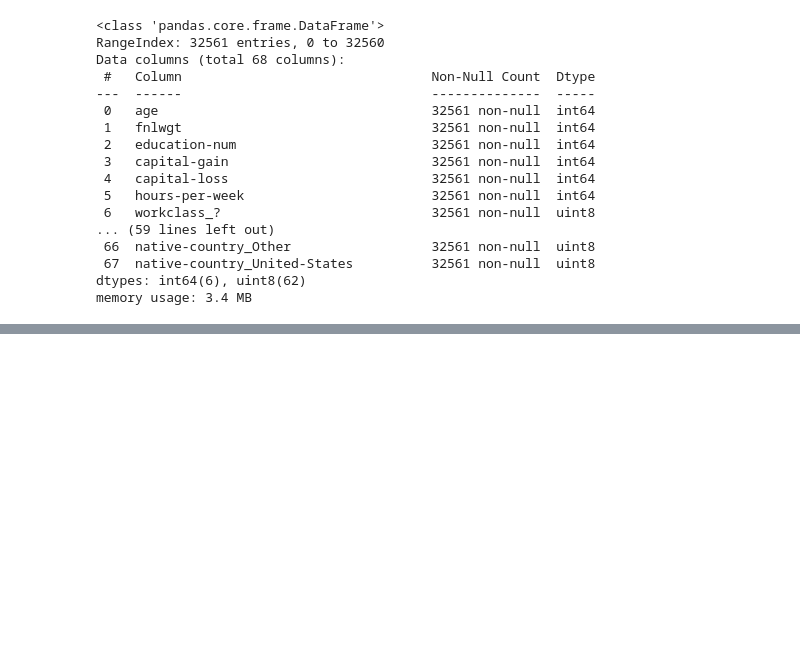
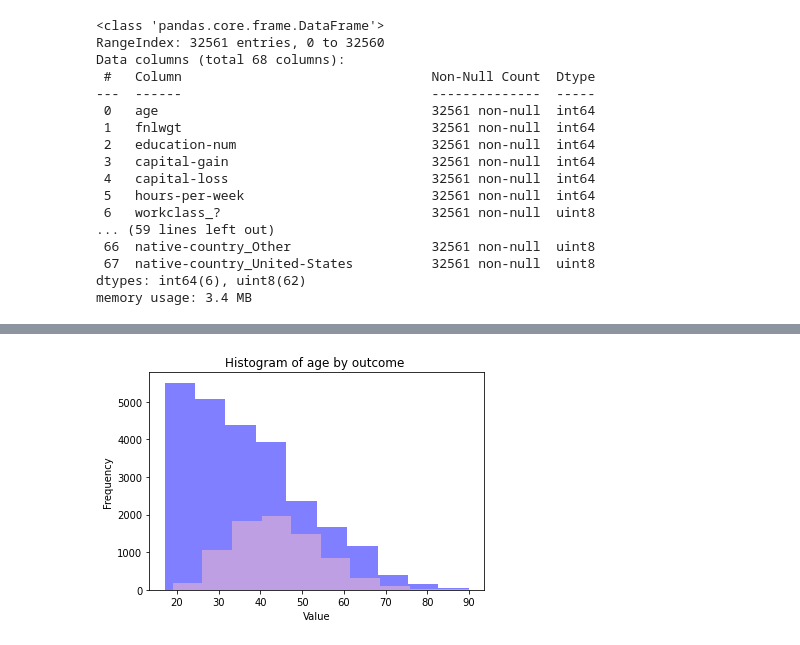
Before and after one commit to agvar/mec-mini-projects, a Jupyter notebook: EDA/Adult_income.ipynb, the cells around one changed output, grey strips where cells are left out. Saved outputs shown, nothing was run; the diff lists cells and outputs as text; code cells hidden in the pictures; blank space fills up the shorter version.

```diff
--- a/EDA/Adult_income.ipynb
+++ b/EDA/Adult_income.ipynb
@@ -245,0 +269,12 @@ memory usage: 3.4 MB
+# %%
+def plot_histogram_x_y(x,y):
+    plt.hist(x[y==0],color='blue',alpha=0.5,label='Outcome=0')
+    plt.hist(x[y==1],color='pink',alpha=0.5,label='Outcome=1')
+    plt.title("Histogram of {var} by outcome ".format(var=x.name))
+    plt.xlabel("Value")
+    plt.ylabel("Frequency")
+    plt.show()
+# %%
+plot_histogram_x_y(X["age"],Y)
+# %% [output]
+[figure, added]
```
Also changed, not shown: parts of 8 cells of this notebook, 2 other files.
